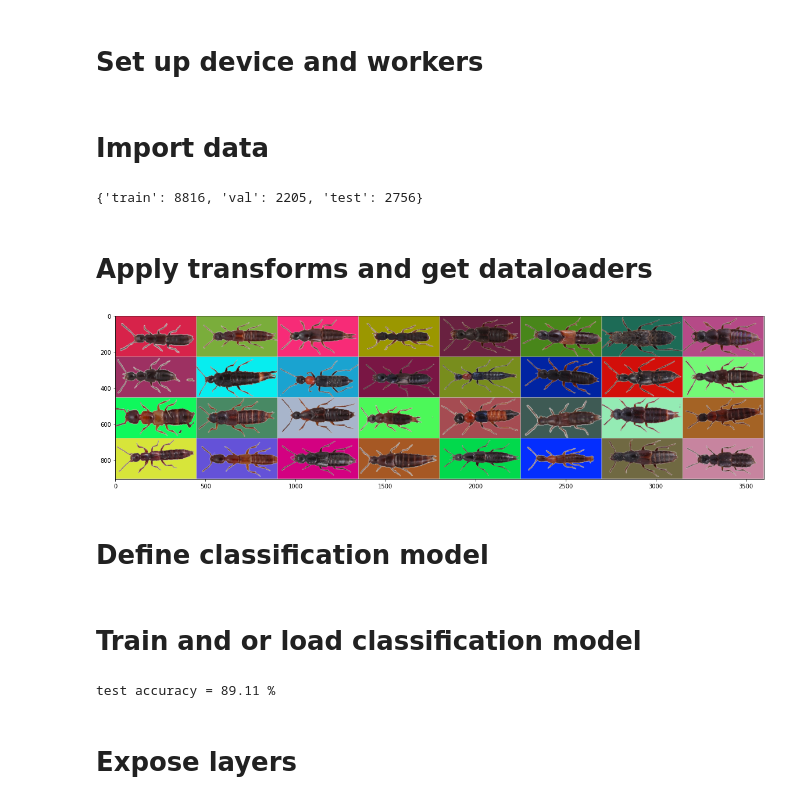
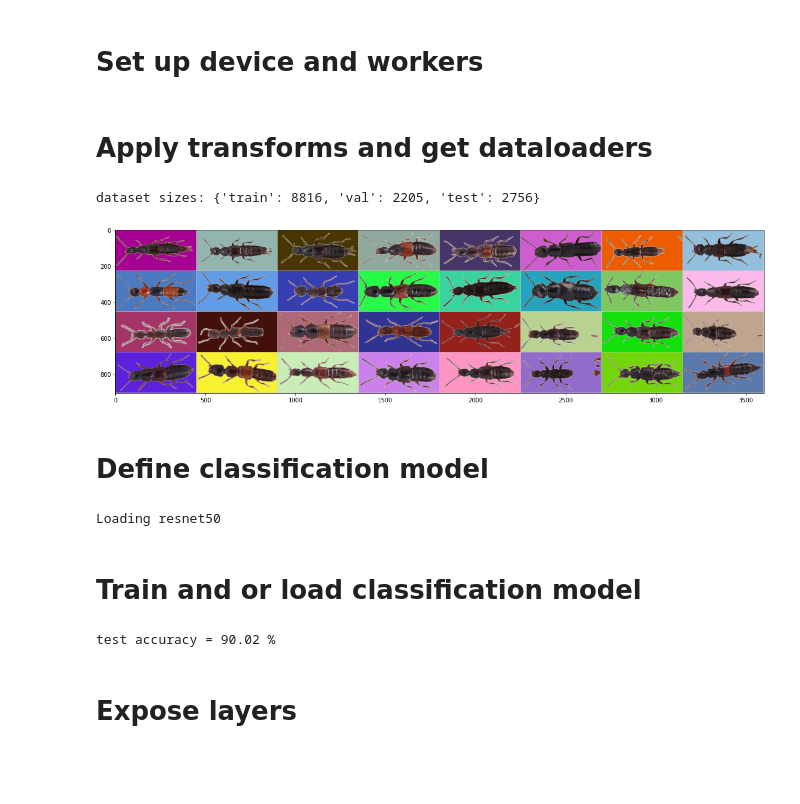
Before and after one commit to JackismyShephard/eternal-bugshine, a Jupyter notebook: playground.ipynb, the cells around one changed output. Cells and saved outputs as stored; diff of their text form; code cells hidden in the pictures; blank space fills up the shorter version.

Commit message:
refactor a lot of the code to make use of more comprehensive configs. add more type annotations
Signed-off-by: pants007 <qrw992@alumni.ku.dk>

```diff
--- a/playground.ipynb
+++ b/playground.ipynb
@@ -21,2 +23,6 @@ RuntimeError: KeyboardInterrupt:
+# %%
+dataset_config = BEETLE_DATASET
+model_config = RESNET50_FULL
+training_config = DEFAULT_TRAINING
 # %% [markdown]
 # Set up device and workers
@@ -33,9 +28,0 @@ else:
-# %% [markdown]
-# Import data
-# %%
-image_folder = download_dataset() + '/images/'
-dataset = datasets.ImageFolder(image_folder)
-train_data, val_data, test_data, dataset_sizes = split_dataset_stratified(dataset, 0.8, 0.5)
-print(dataset_sizes)
-# %% [output]
-{'train': 8816, 'val': 2205, 'test': 2756}
@@ -42,25 +32,14 @@ print(dataset_sizes)
 # %% [markdown]
 # Apply transforms and get dataloaders
-# %%
-#hypothesis 1: model is underfitting due to model complexity. pick model with less parameters
-#hypothesis 2: our data augmentation is not complex enough
-from torchvision import transforms
-
-transforms = [
-    transforms.RandomVerticalFlip(),
-    transforms.RandomRotation(degrees=(-3,3), fill=255),
-    NotStupidRandomResizedCrop(min_scale=0.95, max_scale=1),
-    RandomizeBackground(cutoff=0.95)]
-
-train_dataset, val_dataset, test_dataset = apply_transforms(transforms, train_data, val_data, test_data)
-
-data_loaders = get_dataloaders(train_dataset, val_dataset, test_dataset, batch_size = 32, num_workers = num_workers)
-iterable = iter(data_loaders['train'])
-images, labels = next(iterable)
-tensor_grid = make_grid(images, nrow=8)
-image_grid = postprocess_image(tensor_to_image(tensor_grid))
-show_img(image_grid, figsize=(20, 20))
-# %% [output]
-[figure, removed]
+# %%
+data_loaders, dataset_sizes = dataset_to_dataloaders(dataset_config)
+iterable = iter(data_loaders['train'])
+images, labels = next(iterable)
+tensor_grid = make_grid(images, nrow=8)
+image_grid = postprocess_image(tensor_to_image(tensor_grid))
+show_img(image_grid, figsize=(20, 20))
+# %% [output]
+dataset sizes: {'train': 8816, 'val': 2205, 'test': 2756}
+[figure, added]
 # %% [markdown]
 # Define classification model
@@ -78,22 +46,23 @@ optimizer = optim.Adam(model.parameters(), lr=0.001, eps=0.1)
+# %%
+print('Loading {}'.format(model_config['model_architecture']))
+model = get_model(model_config, dataset_config)
+# %% [output]
+Loading resnet50
 # %% [markdown]
 # Train and or load classification model
 # %%
-#remember to set proper model paths!!!
-model_name = 'resnet18_fullytrained'
 load = True
 if load == True:
-    [metrics] = load_model(model, 'models/'+model_name,get_train_metrics = True, device = device)
-    print(("test accuracy = %.2f %%" % model.aux_dict['test_acc']))
+    metrics, model_config, dataset_config, training_config = load_model_weights_and_metrics(model, model_config)
+    print(("test accuracy = %.2f %%" % training_config['train_info']['test_acc']))
 else:
-    metrics = fit(model, data_loaders, dataset_sizes, criterion, optimizer,
-                  EarlyStopping(min_epochs = 35, patience=5, min_delta=0),
-                  num_epochs=50, model_name=model_name, device=device,
-                  lr_decay_gamma=0.995, clear='notebook', plot=True, save_interval=1)
-    acc = test_model(model, data_loaders['test'])
-    save_model(model, path = 'models/'+model_name, train_metrics = metrics)
+    metrics = fit(model, data_loaders, dataset_sizes,
+                  model_config, training_config, dataset_config,
+                  clear='notebook', plot=True, save_interval=1)
+    acc = test_model(model, data_loaders['test'], training_config, str(model_config['device']))
 _ = model.eval()
 # %% [output]
-test accuracy = 89.11 %
+test accuracy = 90.02 %
 # %% [markdown]
 # Expose layers
 # %%
```
Also changed, not shown: parts of 14 cells of this notebook, 7 other files.
